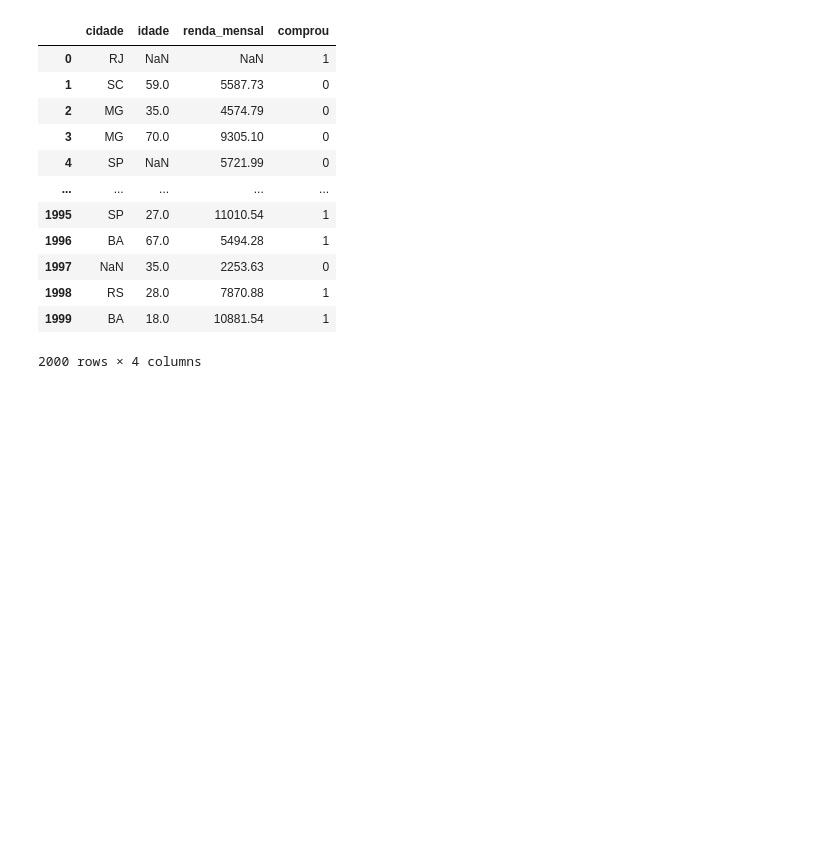
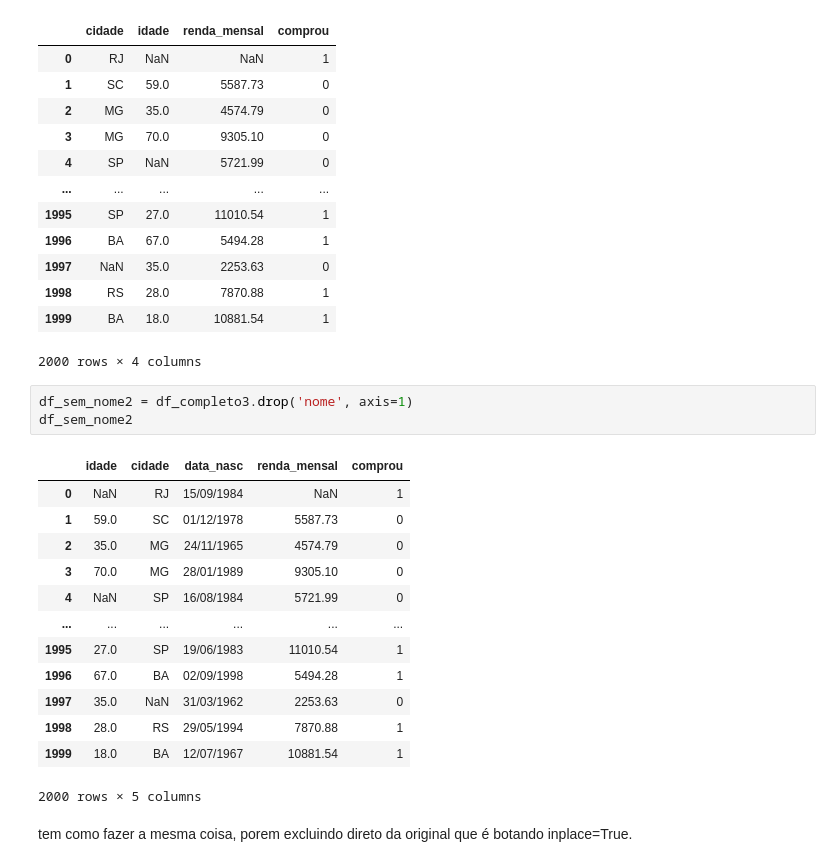
Before and after one commit to CaioHarrys/CURSO-PYTHON-IA, a Jupyter notebook: DataSet_Clientes_Completos/clientes_completos.ipynb, the cells around one changed output. Drawn from its saved outputs; the diff is of its cells as text; blank space fills up the shorter version.

```diff
--- a/DataSet_Clientes_Completos/clientes_completos.ipynb
+++ b/DataSet_Clientes_Completos/clientes_completos.ipynb
@@ -327,3 +327,22 @@ df_sem_nome
 | 1998 | RS | 28.0 | 7870.88 | 1 |
 | 1999 | BA | 18.0 | 10881.54 | 1 |
 2000 rows × 4 columns
+# %%
+df_sem_nome2 = df_completo3.drop('nome', axis=1)
+df_sem_nome2
+# %% [output]
+|  | idade | cidade | data_nasc | renda_mensal | comprou |
+| 0 | NaN | RJ | 15/09/1984 | NaN | 1 |
+| 1 | 59.0 | SC | 01/12/1978 | 5587.73 | 0 |
+| 2 | 35.0 | MG | 24/11/1965 | 4574.79 | 0 |
+| 3 | 70.0 | MG | 28/01/1989 | 9305.10 | 0 |
+| 4 | NaN | SP | 16/08/1984 | 5721.99 | 0 |
+| ... | ... | ... | ... | ... | ... |
+| 1995 | 27.0 | SP | 19/06/1983 | 11010.54 | 1 |
+| 1996 | 67.0 | BA | 02/09/1998 | 5494.28 | 1 |
+| 1997 | 35.0 | NaN | 31/03/1962 | 2253.63 | 0 |
+| 1998 | 28.0 | RS | 29/05/1994 | 7870.88 | 1 |
+| 1999 | 18.0 | BA | 12/07/1967 | 10881.54 | 1 |
+2000 rows × 5 columns
+# %% [markdown]
+tem como fazer a mesma coisa, porem excluindo direto da original que é botando inplace=True.
```
Also changed, not shown: parts of 4 cells of this notebook, 1 other file.
